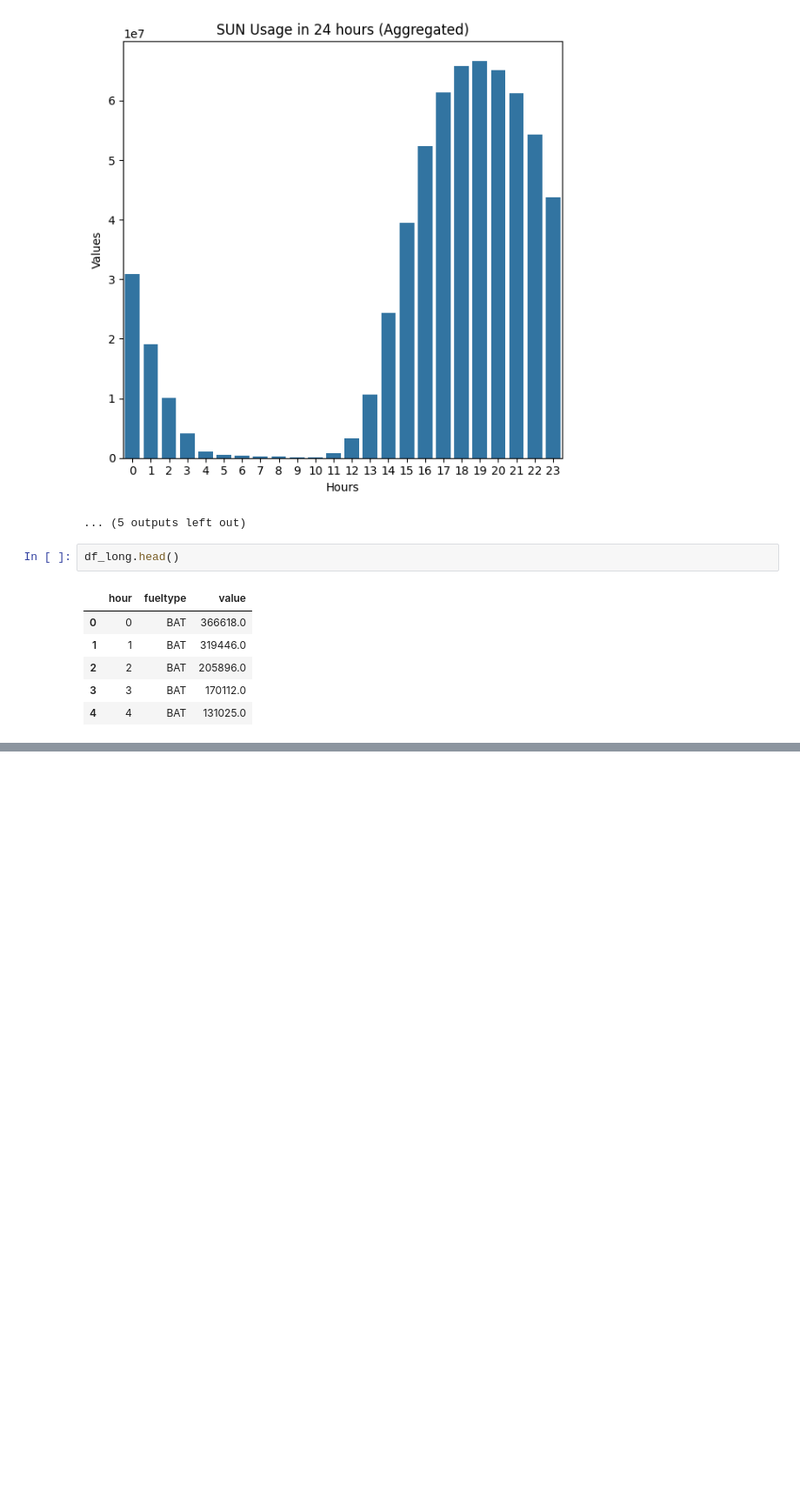
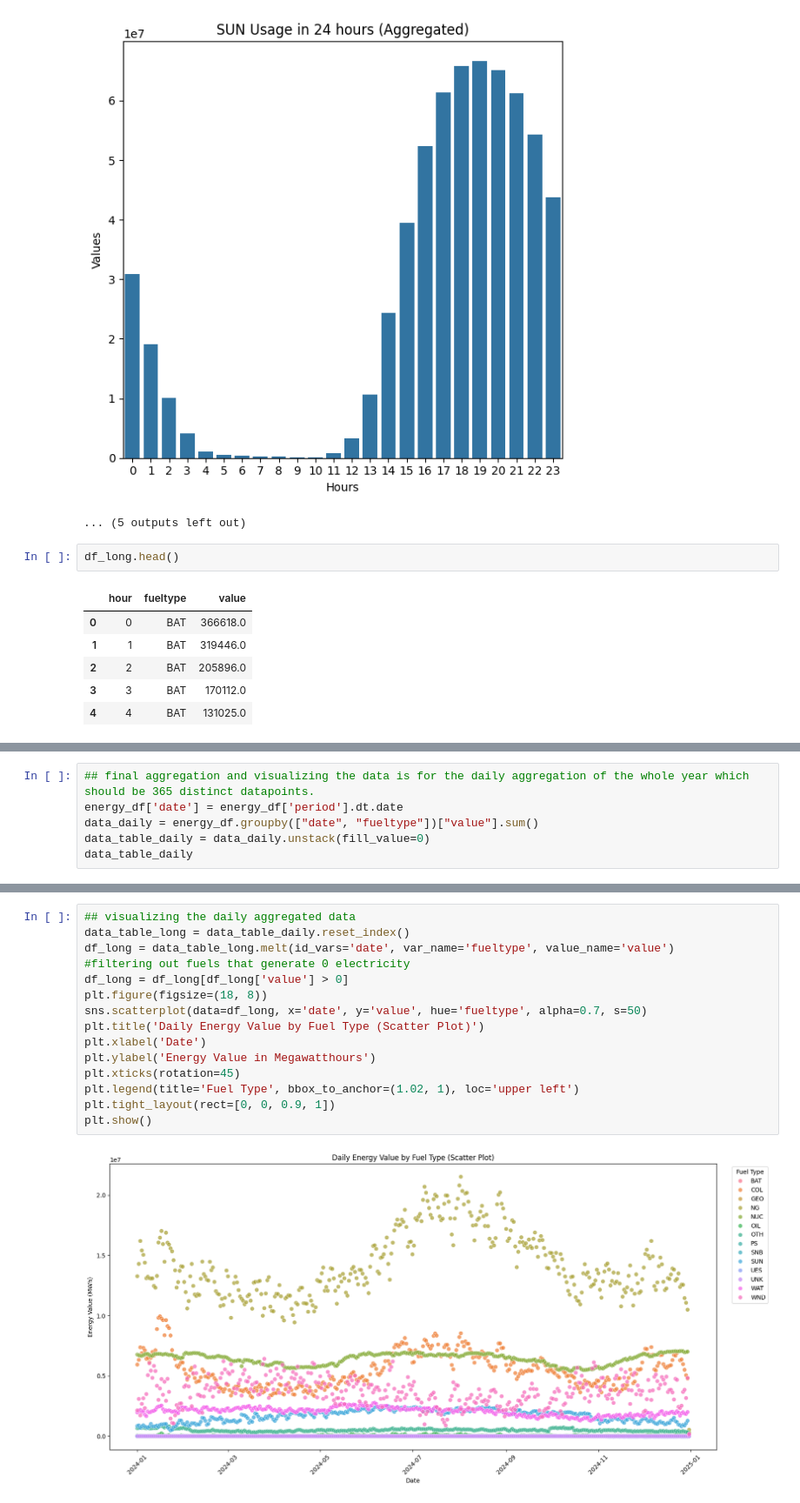
Before and after one commit to Yussufkadir/Energy_Analysis_Project, a Jupyter notebook: test.ipynb, the cells around one changed output, grey strips where cells are left out. Shown at 87% size. Cells and saved outputs as stored; diff of their text form; blank space fills up the shorter version.

```diff
--- a/test.ipynb
+++ b/test.ipynb
@@ -359,0 +447,6 @@ stats_df
+# %%
+## final aggregation and visualizing the data is for the daily aggregation of the whole year which should be 365 distinct datapoints.
+energy_df['date'] = energy_df['period'].dt.date
+data_daily = energy_df.groupby(["date", "fueltype"])["value"].sum()
+data_table_daily = data_daily.unstack(fill_value=0)
+data_table_daily
@@ -359,0 +468,17 @@ stats_df
+# %%
+## visualizing the daily aggregated data
+data_table_long = data_table_daily.reset_index()
+df_long = data_table_long.melt(id_vars='date', var_name='fueltype', value_name='value')
+#filtering out fuels that generate 0 electricity
+df_long = df_long[df_long['value'] > 0]
+plt.figure(figsize=(18, 8))
+sns.scatterplot(data=df_long, x='date', y='value', hue='fueltype', alpha=0.7, s=50)
+plt.title('Daily Energy Value by Fuel Type (Scatter Plot)')
+plt.xlabel('Date')
+plt.ylabel('Energy Value in Megawatthours')
+plt.xticks(rotation=45)
+plt.legend(title='Fuel Type', bbox_to_anchor=(1.02, 1), loc='upper left')
+plt.tight_layout(rect=[0, 0, 0.9, 1])
+plt.show()
+# %% [output]
+[figure, added]
```
Also changed, not shown: parts of 10 cells of this notebook, 1 other file.
